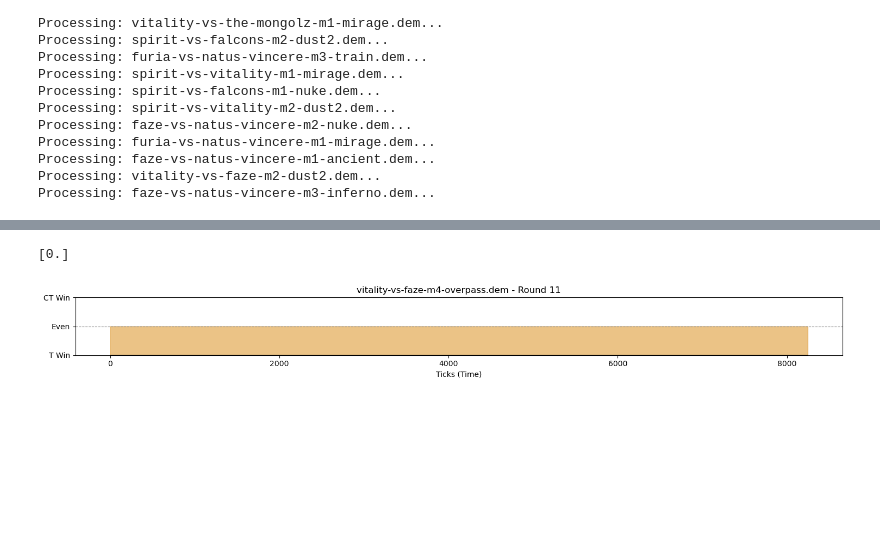
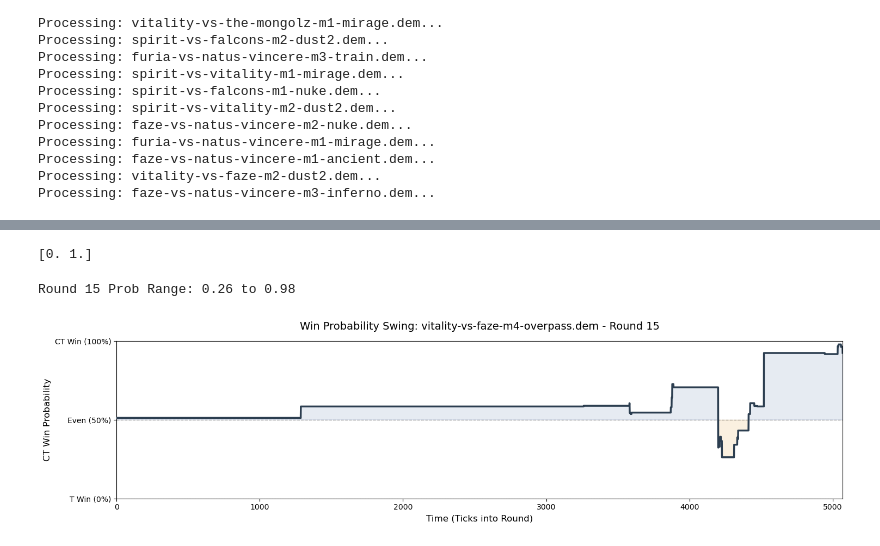
Before and after one commit to sadhubby/cs2-machinelearning-project, a Jupyter notebook: cs2-machinelearning.ipynb, the cells around one changed output, grey strips where cells are left out. Drawn from its saved outputs; the diff is of its cells as text; code cells hidden in the pictures; blank space fills up the shorter version.

Commit message:
feat: working swing
need to adjust the hyperparameters of randomforest classifier

```diff
--- a/cs2-machinelearning.ipynb
+++ b/cs2-machinelearning.ipynb
@@ -34,9 +34,9 @@ def get_clean_df(event_list, name):
     for event_name, df in event_list:
         if event_name == name:
             if not df.empty:
+                # Only coerce 'tick' to numeric
                 df['tick'] = pd.to_numeric(df['tick'], errors='coerce')
-                if 'winner' in df.columns:
-                    df['winner'] = pd.to_numeric(df['winner'], errors='coerce')
+                # Keep 'winner' as is (strings like "T" or "CT")
             return df
     return pd.DataFrame()
 
@@ -60,18 +60,22 @@ def create_team_snapshots(df):
     return snapshots
 
 def label_data(snapshots_df, rounds_df):
-    """
-    Labels a SINGLE demo's dataframe with the winner.
-    Must be done before concatenating multiple demos.
-    """
     df = snapshots_df.copy()
     df['ct_win_label'] = np.nan
     rounds_sorted = rounds_df.sort_values('tick')
 
     last_tick = 0
     for _, row in rounds_sorted.iterrows():
-        # Winner: 3 is CT, 2 is T. Label 1 if CT won, 0 if T won.
-        winner_label = 1 if row['winner'] == 3 else 0
+        winner_val = str(row['winner']).upper() # Convert to uppercase to be safe
+
+        # Map strings to our binary target (1 for CT, 0 for T)
+        if winner_val == 'CT':
+            winner_label = 1
+        elif winner_val == 'T':
+            winner_label = 0
+        else:
+            # Skip "None", "DRAW", or any other weird values
+            continue
 
         mask = (df['tick'] > last_tick) & (df['tick'] <= row['tick'])
         df.loc[mask, 'ct_win_label'] = winner_label
@@ -139,6 +171,8 @@ Processing: faze-vs-natus-vincere-m1-ancient.dem...
 Processing: vitality-vs-faze-m2-dust2.dem...
 Processing: faze-vs-natus-vincere-m3-inferno.dem...
 # %%
+from sklearn.ensemble import RandomForestClassifier
+
 train_df = pd.concat(all_training_data, ignore_index=True)
 print(f"\nTotal training ticks collected: {len(train_df)}")
 
@@ -149,7 +183,7 @@ unique_winners = train_df['ct_win_label'].unique()
 if len(unique_winners) < 2:
     print("⚠️ WARNING: Your dataset still only has one winner type. Add more balanced demos.")
 else:
-    model = RandomForestClassifier(n_estimators=100, random_state=42, n_jobs=-1)
+    model = RandomForestClassifier(n_estimators=100, random_state=42, max_depth= 10, min_samples_leaf=500, max_features="sqrt", n_jobs=-1)
     model.fit(train_df[features], train_df['ct_win_label'])
 # %% [output]
 Total training ticks collected: 2970961
@@ -209,12 +240,13 @@ def plot_round_swing(match_name, round_index, model):
 # %%
 print(model.classes_)
 # %% [output]
-[0.]
+[0. 1.]
 # %%
 first_match = os.path.basename(demo_files[0])
-plot_round_swing(first_match, 10, model)
+plot_round_swing(first_match, 14, model)
 # %% [output]
+Round 15 Prob Range: 0.26 to 0.98
-[figure, old version]
+[figure, new version]
 # %%
 # # 1. Extract Events
 # raw_events = parser.parse_events(["round_end", "round_freeze_end", "bomb_planted"])
```
Also changed, not shown: parts of 3 cells of this notebook.
